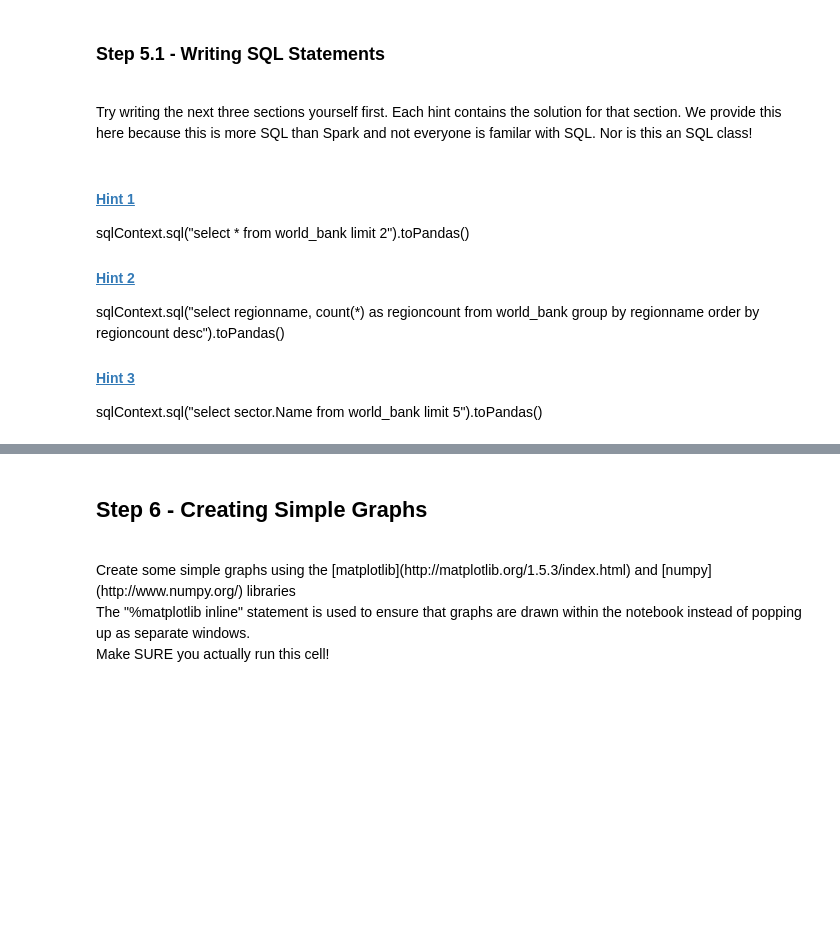
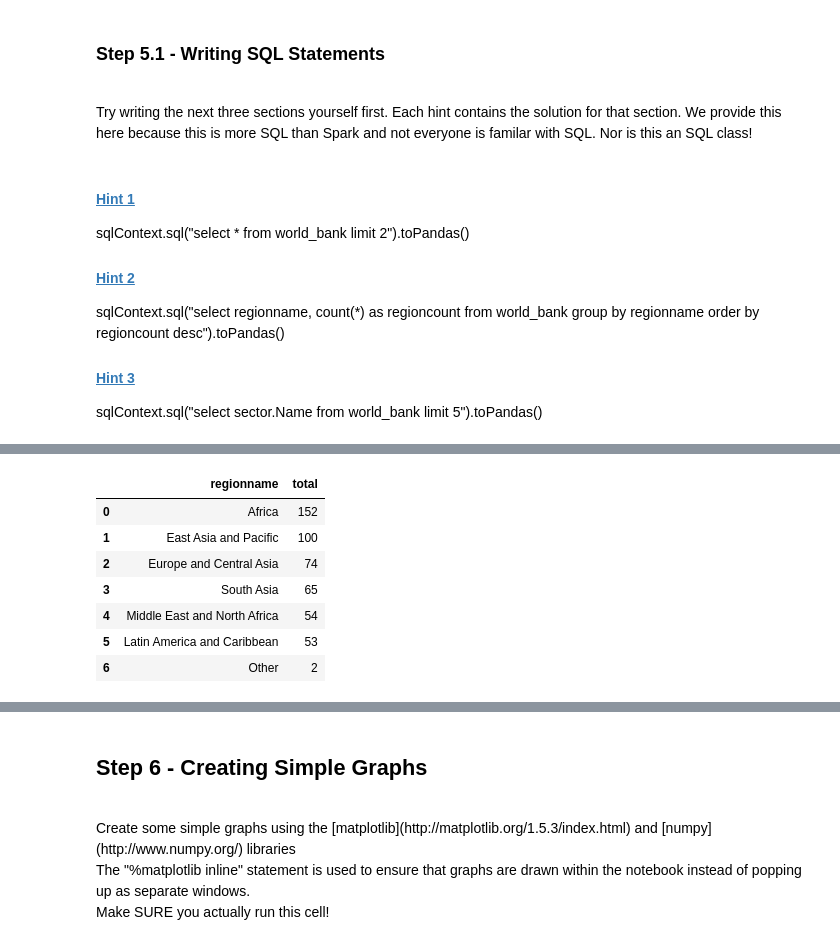
Before and after one commit to l-tong/SparkLab2, a Jupyter notebook: Spark Training Lab2.ipynb, the cells around one changed output, grey strips where cells are left out. Saved outputs shown, nothing was run; the diff lists cells and outputs as text; code cells hidden in the pictures; blank space fills up the shorter version.

```diff
--- a/Spark Training Lab2.ipynb
+++ b/Spark Training Lab2.ipynb
@@ -421,5 +439,16 @@ Try writing the next three sections yourself first.   Each hint contains the sol
 # %%
 # Now calculate a simple count based on a group, for example "regionname".   Return the regionname and a count of the values for that regionname.
+
+sqlContext.sql("select regionname, count(*) as total from world_bank group by regionname order by total desc").toPandas()
+# %% [output]
+|  | regionname | total |
+| 0 | Africa | 152 |
+| 1 | East Asia and Pacific | 100 |
+| 2 | Europe and Central Asia | 74 |
+| 3 | South Asia | 65 |
+| 4 | Middle East and North Africa | 54 |
+| 5 | Latin America and Caribbean | 53 |
+| 6 | Other | 2 |
 # %%
 # With JSON data you can reference the nested data.
 # If you look at the Schema above you can see that sector.Name is a nested column.
```
Also changed, not shown: parts of 11 cells of this notebook.
